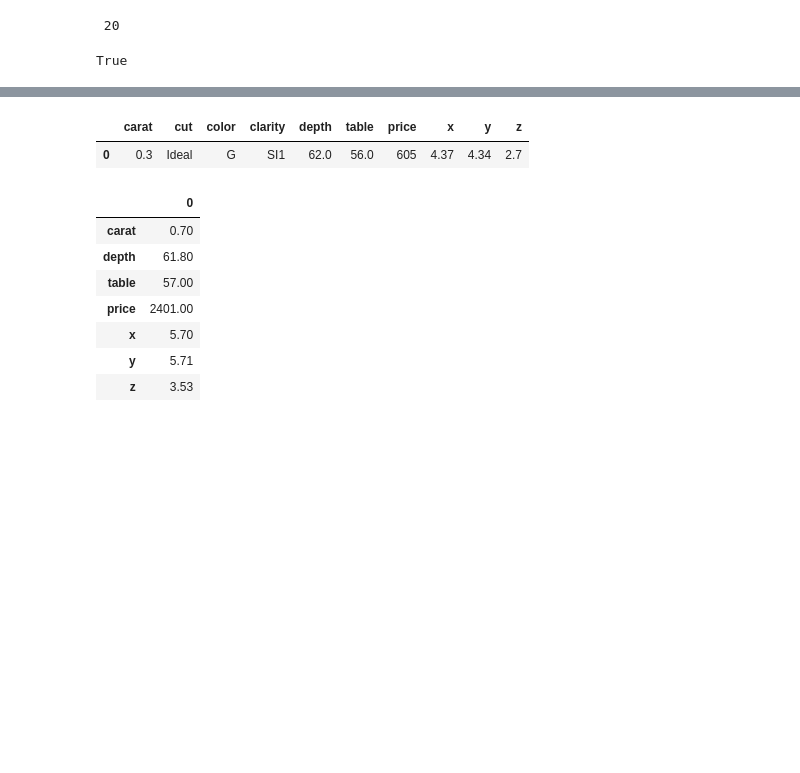
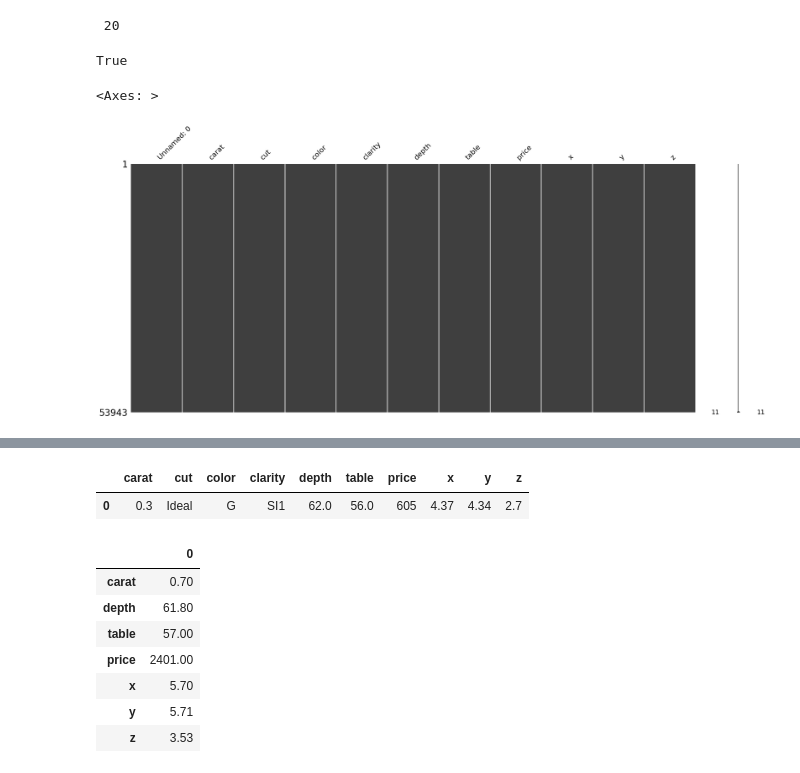
Before and after one commit to remabreu/DiamondsPrices, a Jupyter notebook: diamonds.ipynb, the cells around one changed output, grey strips where cells are left out. Saved outputs shown, nothing was run; the diff lists cells and outputs as text; code cells hidden in the pictures; blank space fills up the shorter version.

```diff
--- a/diamonds.ipynb
+++ b/diamonds.ipynb
@@ -128,6 +148,14 @@ df = diamonds_df[diamonds_df.duplicated()]
 df.empty
 # %% [output]
 True
+# %%
+# Missingno is an excellent and simple to use Python library that provides a
+#series of visualisations to understand the presence and distribution of missing data within a dataframe.
+#This is done in a form of matrix plot. The result indicates there is no missings
+ms.matrix(diamonds_df)
+# %% [output]
+<Axes: >
+[figure, added]
 # %%
 # drop first column, ignore error in case culumn doesn't exist (already removed)
 diamonds_df = diamonds_df.drop('Unnamed: 0', axis=1, errors='ignore')
```
Also changed, not shown: parts of 26 cells of this notebook.
